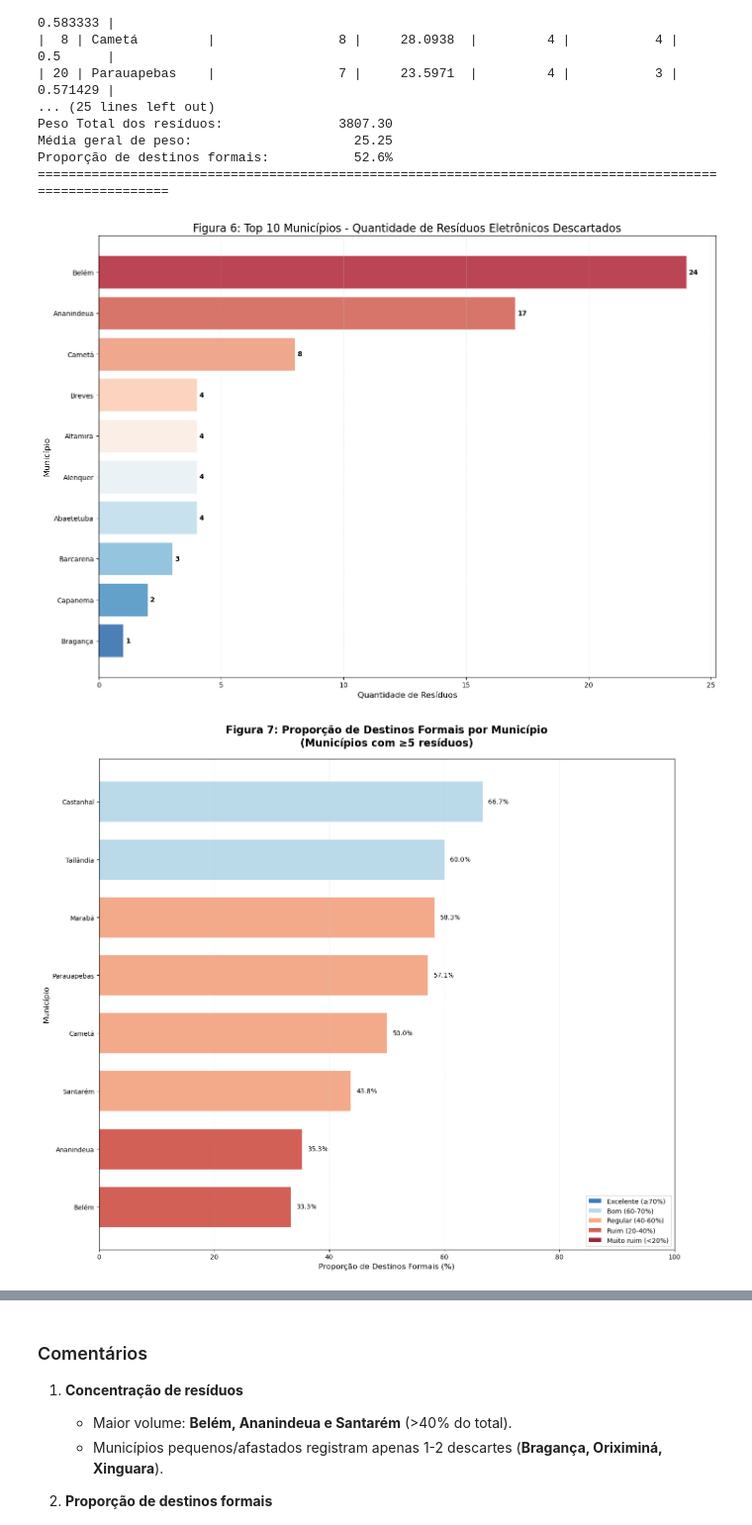
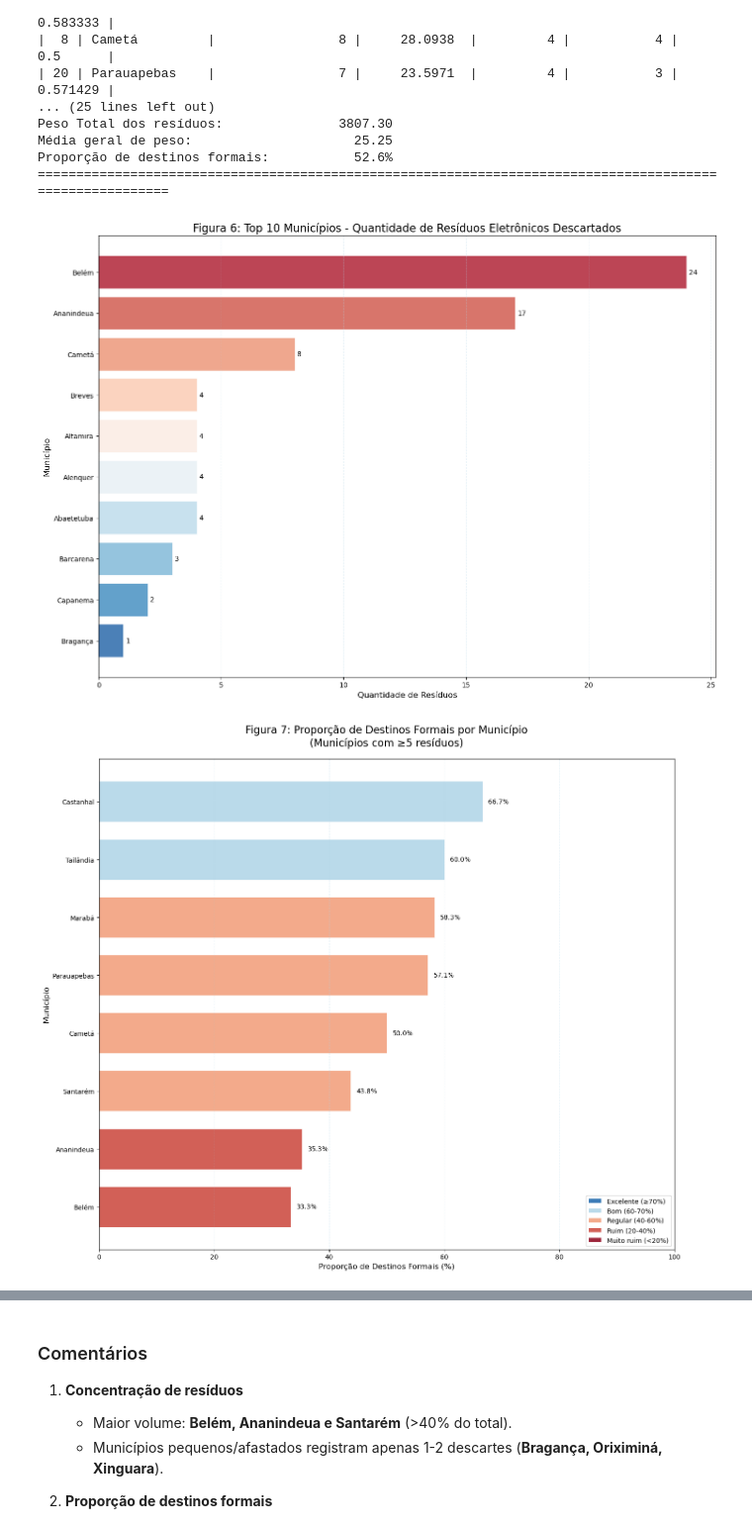
Before and after one commit to albertoakel/I2A2, a Jupyter notebook: notebook/I2A2_TAREFA6_GRUPO26.ipynb, the cells around one changed output, grey strips where cells are left out. Shown at 99% size. Drawn from its saved outputs; the diff is of its cells as text; code cells hidden in the pictures.

```diff
--- a/notebook/I2A2_TAREFA6_GRUPO26.ipynb
+++ b/notebook/I2A2_TAREFA6_GRUPO26.ipynb
@@ -1047,8 +1047,7 @@ plt.grid(axis='x', alpha=0.3, linestyle='--', color=color[5])
 for bar in bars:
     width = bar.get_width()
     plt.text(width + 0.1, bar.get_y() + bar.get_height() / 2,
-             f'{width:.0f}', ha='left', va='center',
-             fontweight='bold', fontsize=10)
+             f'{width:.0f}', ha='left', va='center', fontsize=10)
 
 plt.tight_layout()
 plt.show()
@@ -1081,7 +1080,7 @@ bars = plt.barh(municipios_ordenados['Municipio'],
                 linewidth=0.5)
 
 plt.title('Figura 7: Proporção de Destinos Formais por Município\n(Municípios com ≥5 resíduos)',
-          fontsize=16, fontweight='bold', pad=20)
+          fontsize=16, pad=20)
 plt.xlabel('Proporção de Destinos Formais (%)', fontsize=12)
 plt.ylabel('Município', fontsize=12)
 plt.grid(axis='x', alpha=0.3, linestyle='--', color=color[5])
@@ -1106,33 +1105,33 @@ plt.legend(handles=legend_elements, loc='lower right', framealpha=0.9)
 
 plt.tight_layout()
 plt.show()
 
 # Média de peso por município (top 10) - CORRIGIDO
 plt.figure(figsize=(14, 10))
 top_10_peso = agrupamento_completo.nlargest(10, 'Media_Peso').sort_values('Media_Peso',
                                                                          ascending=True)
 
 # CORREÇÃO: Usar uma paleta com número suficiente de cores
 gradient_colors = sns.color_palette('RdBu_r', n_colors=len(top_10_peso))
 
 bars = plt.barh(top_10_peso['Municipio'], top_10_peso['Media_Peso'],
                 color=gradient_colors, alpha=0.9, edgecolor='white',
                 linewidth=0.5, height=0.7)
 
 plt.title('Figura 8: Top 10 Municípios - Média de Peso por Eletrônico',
           fontsize=16, pad=20)
-plt.xlabel('Média de Peso (kg)', fontsize=12, fontweight='bold')
-plt.ylabel('Município', fontsize=12, fontweight='bold')
+plt.xlabel('Média de Peso (kg)', fontsize=12 )
+plt.ylabel('Município', fontsize=12 )
 plt.grid(axis='x', alpha=0.3, linestyle='--', color=color[5])
 
 # Adicionar valores nas barras
 for bar in bars:
     width = bar.get_width()
     plt.text(width + 0.05, bar.get_y() + bar.get_height() / 2,
              f'{width:.1f} kg', ha='left', va='center', fontsize=10)
 
 plt.tight_layout()
 plt.show()
 # %% [output]
 [figure]
-[figure, old version]
+[figure, new version]
```
Also changed, not shown: parts of 8 cells of this notebook.
